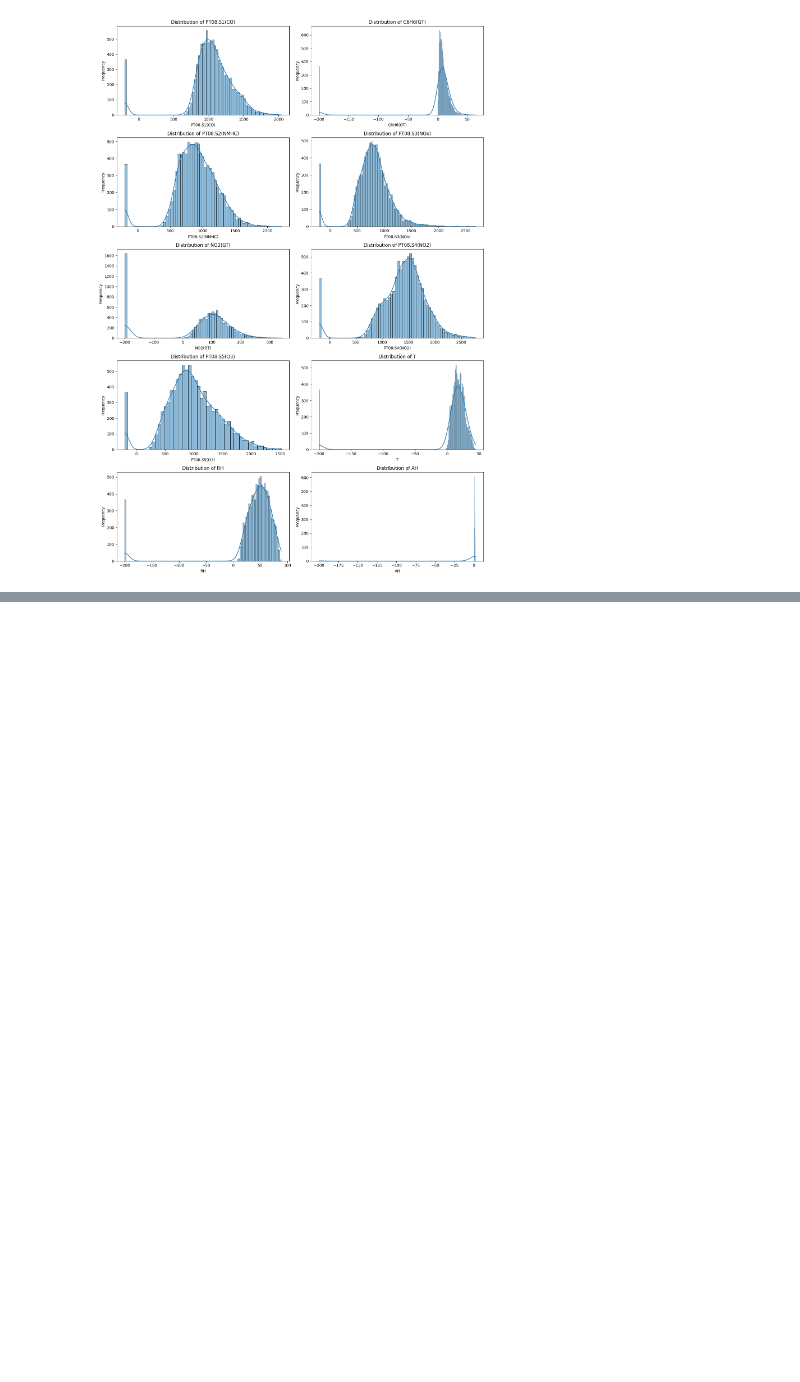
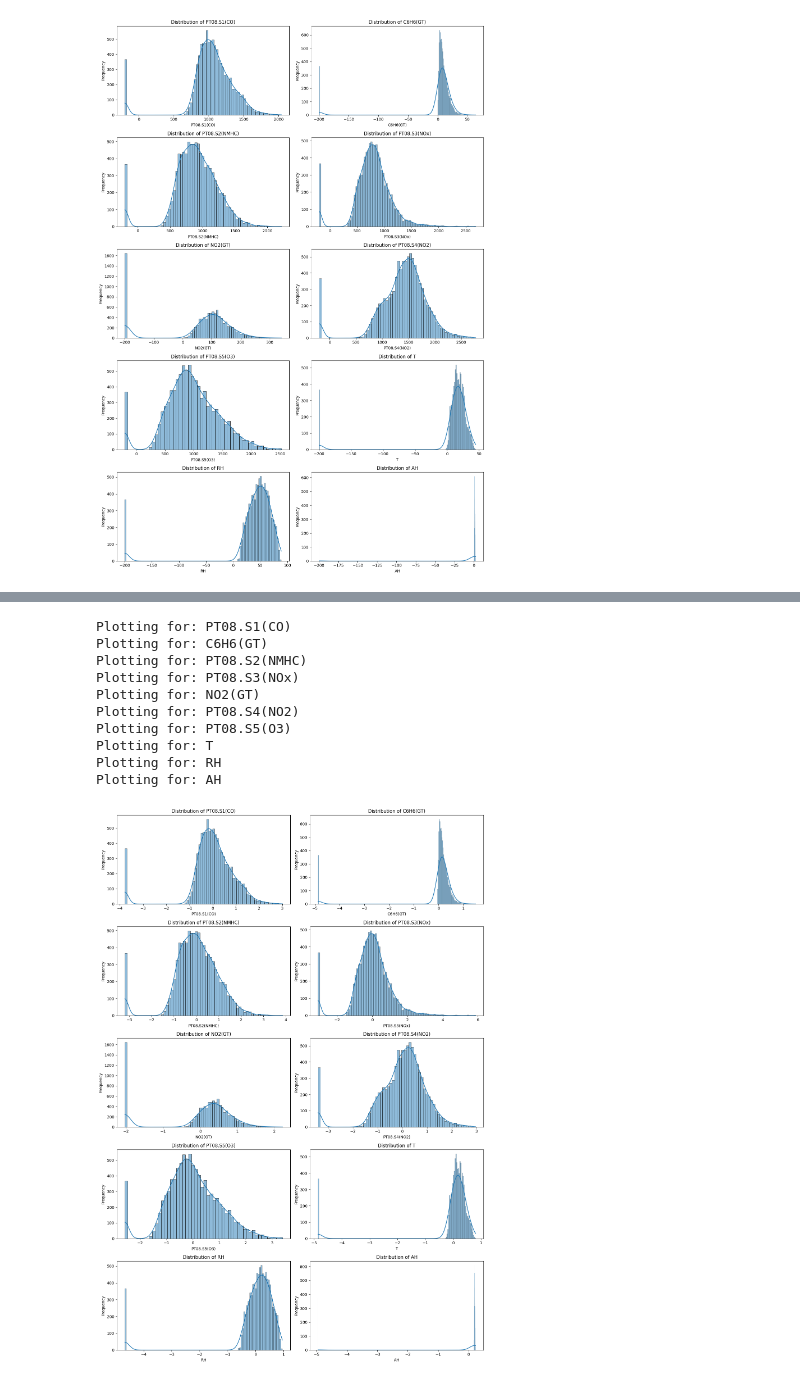
Before and after one commit to alcatraz47/Bayesian_Analysis_on_AQI, a Jupyter notebook: feature_selection.ipynb, the cells around one changed output, grey strips where cells are left out. Cells and saved outputs as stored; diff of their text form; code cells hidden in the pictures; blank space fills up the shorter version.

```diff
--- a/feature_selection.ipynb
+++ b/feature_selection.ipynb
@@ -136,0 +242,28 @@ Plotting for: AH
+# %%
+# Plotting each column
+num_columns = len(normal_features[1:])
+fig, axes = plt.subplots(5, 2, figsize=(14, 20))  # Adjusting for a grid layout
+
+axes = axes.flatten()
+
+for i, col in enumerate(normal_features[1:]):
+    print(f"Plotting for: {col}")
+    sns.histplot(data_imputed[col], kde=True, ax=axes[i])
+    axes[i].set_title(f'Distribution of {col}')
+    axes[i].set_xlabel(col)
+    axes[i].set_ylabel('Frequency')
+
+plt.tight_layout()
+plt.show()
+# %% [output]
+Plotting for: PT08.S1(CO)
+Plotting for: C6H6(GT)
+Plotting for: PT08.S2(NMHC)
+Plotting for: PT08.S3(NOx)
+Plotting for: NO2(GT)
+Plotting for: PT08.S4(NO2)
+Plotting for: PT08.S5(O3)
+Plotting for: T
+Plotting for: RH
+Plotting for: AH
+[figure, added]
```
Also changed, not shown: parts of 25 cells of this notebook.
